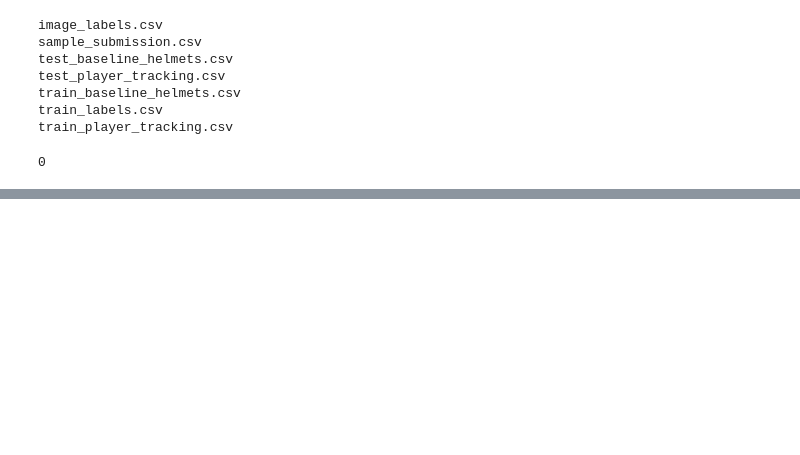
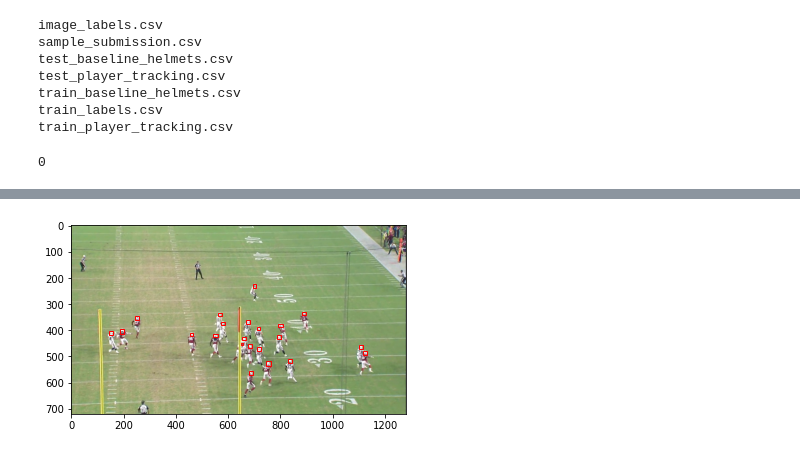
Before and after one commit to Yuri-MRQ/nfl_helmet_assignment, a Jupyter notebook: notebooks/exploring-data.ipynb, the cells around one changed output, grey strips where cells are left out. Saved outputs shown, nothing was run; the diff lists cells and outputs as text; code cells hidden in the pictures; blank space fills up the shorter version.

```diff
--- a/notebooks/exploring-data.ipynb
+++ b/notebooks/exploring-data.ipynb
@@ -30,0 +46,26 @@ image_labels.head()
+# %%
+source_img_path = '../db/images/'
+# %%
+# plot one img
+# Create fig and axes
+
+fig, ax = plt.subplots()
+
+
+
+img_source = source_img_path + image_labels.image[0]
+img = mpimg.imread(img_source)
+ax.imshow(img)
+
+for i in range(22):
+    # Create a Rectangle patch, where left is x and top is y
+    rect = patches.Rectangle((image_labels.left[i], image_labels.top[i]), image_labels.width[i],
+                             image_labels.height[i], linewidth=1, edgecolor='r', facecolor='none')
+
+    # Add the patch to the Axes
+    ax.add_patch(rect)
+
+
+plt.show()
+# %% [output]
+[figure, added]
```
Also changed, not shown: parts of 5 cells of this notebook.
